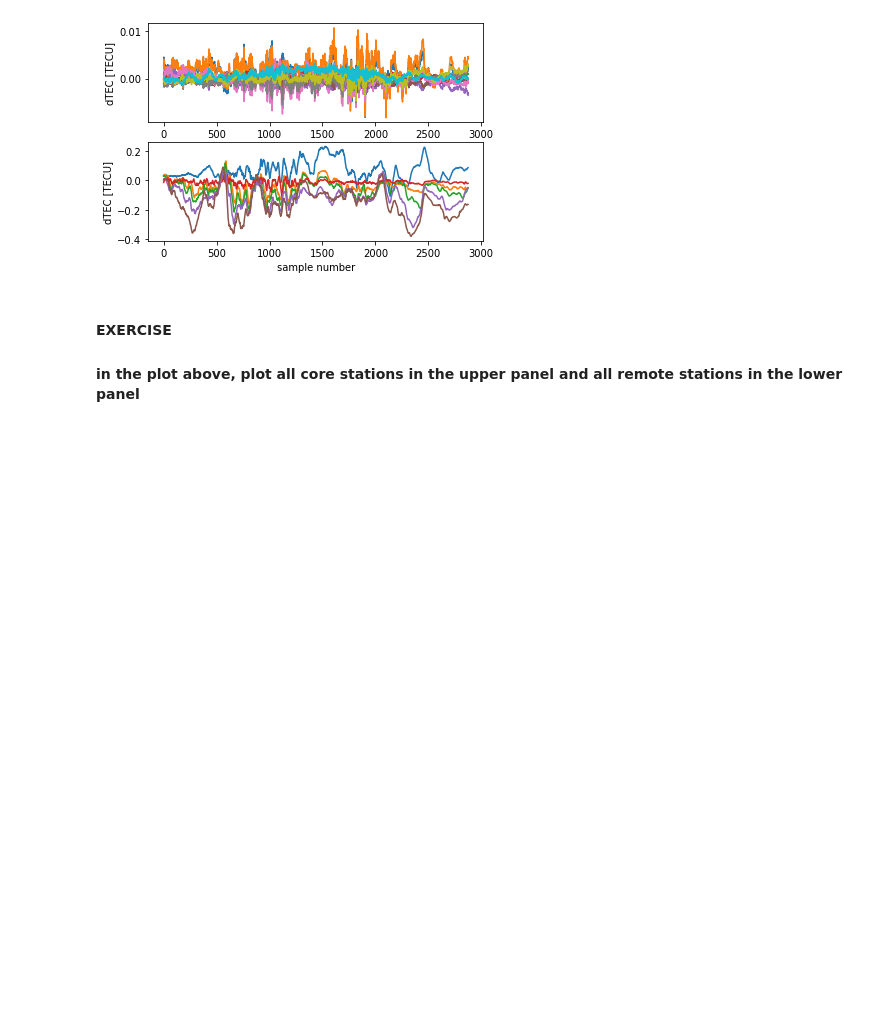
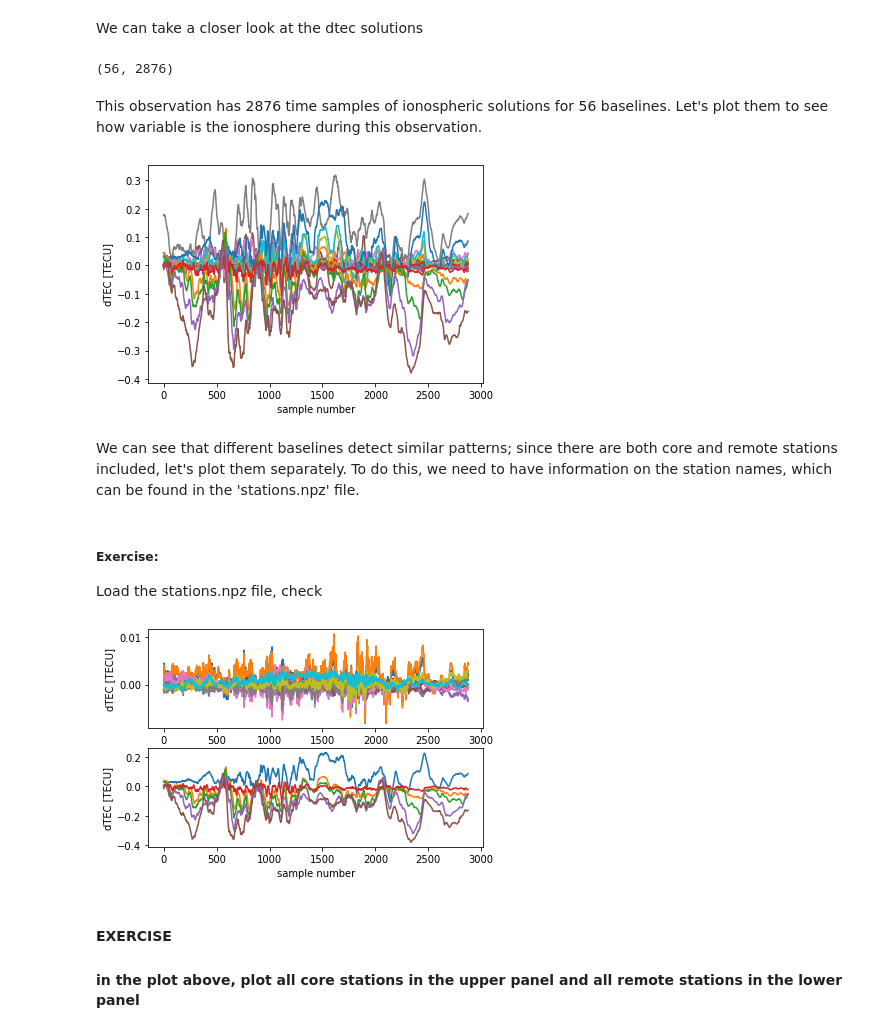
Before and after one commit to STELLAR-H2020/LofarIonoLectures, a Jupyter notebook: Iono_processing.ipynb, the cells around one changed output. Cells and saved outputs as stored; diff of their text form; code cells hidden in the pictures; blank space fills up the shorter version.

```diff
--- a/Iono_processing.ipynb
+++ b/Iono_processing.ipynb
@@ -37,0 +9,2 @@ times
+# %%
+file=np.load('L80898.npz',allow_pickle=True)
@@ -37,0 +22,3 @@ times
+# %%
+data=file['data']
+times=file['times']
@@ -37,0 +30,8 @@ times
+# %% [markdown]
+We can take a closer look at the dtec solutions
+# %%
+print(data.shape)
+# %% [output]
+(56, 2876)
+# %% [markdown]
+This observation has 2876 time samples of ionospheric solutions for 56 baselines. Let's plot them to see how variable is the ionosphere during this observation.
@@ -37,0 +40,14 @@ times
+# %%
+fig,axs=plt.subplots()
+axs.plot(np.arange(len(data[0,:])),data.T)
+axs.set_xlabel('sample number')
+axs.set_ylabel('dTEC [TECU]')
+plt.show()
+plt.close()
+# %% [output]
+[figure, added]
+# %% [markdown]
+We can see that different baselines detect similar patterns; since there are both core and remote stations included, let's plot them separately. To do this, we need to have information on the station names, which can be found in the 'stations.npz' file.
+# %% [markdown]
+##### Exercise:
+Load the stations.npz file, check
```
Also changed, not shown: parts of 13 cells of this notebook.
